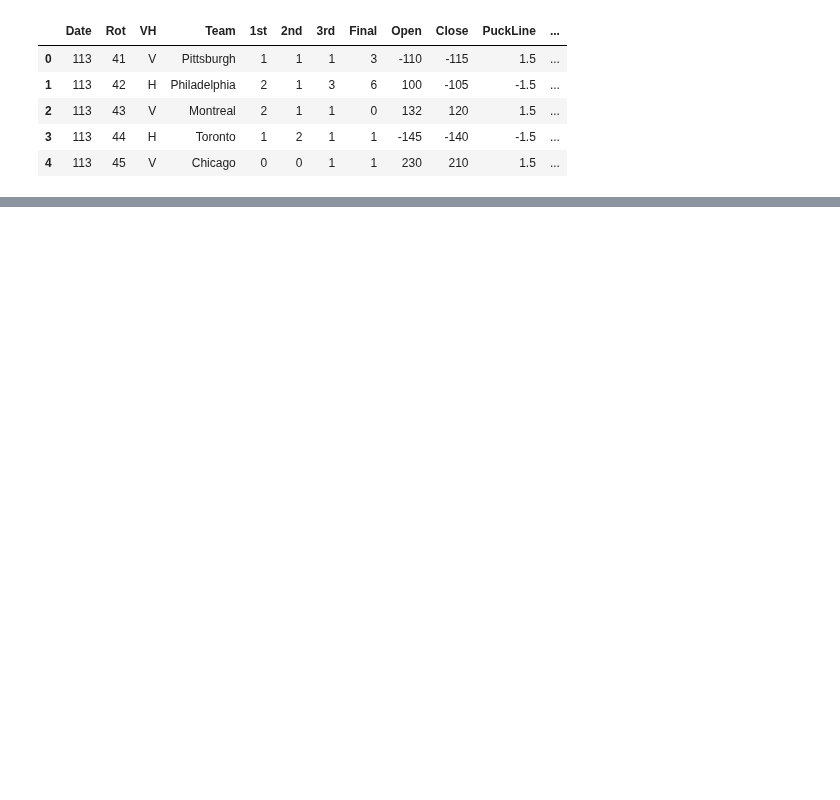
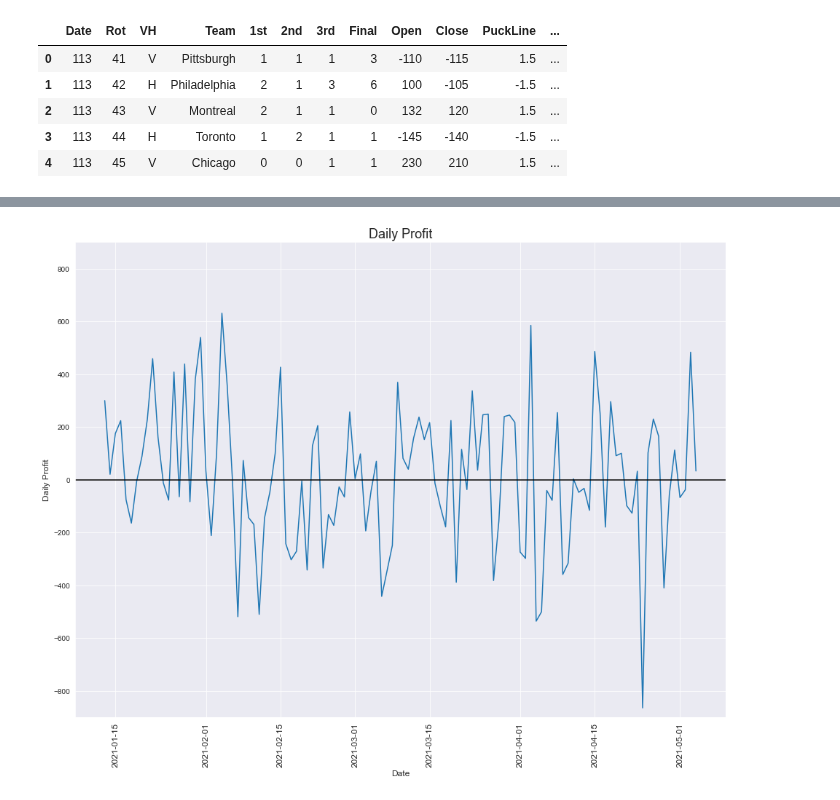
Before and after one commit to gschwaeb/NHL_Game_Prediction, a Jupyter notebook: Comparison Against Book Lines.ipynb, the cells around one changed output, grey strips where cells are left out. Drawn from its saved outputs; the diff is of its cells as text; code cells hidden in the pictures; blank space fills up the shorter version.

```diff
--- a/Comparison Against Book Lines.ipynb
+++ b/Comparison Against Book Lines.ipynb
@@ -86,0 +253,13 @@ odds.head(6)
+# %%
+fig, ax = plt.subplots(figsize = (16,12))
+
+ax = sns.lineplot(x = strat2['date'], y = strat2['Profit_Strat2'], palette = 'Blues')
+ax.set_title('Daily Profit', fontsize = 18)
+ax.set_ylabel('Daily Profit', fontsize =12, )
+ax.set_xlabel('Date', fontsize =12)
+plt.xticks(rotation='vertical', fontsize = 12)
+ax.axhline(0, color = 'black')
+ax.set_ylim(-900,900)
+plt.show()
+# %% [output]
+[figure, added]
```
Also changed, not shown: parts of 25 cells of this notebook, 3 other files.
